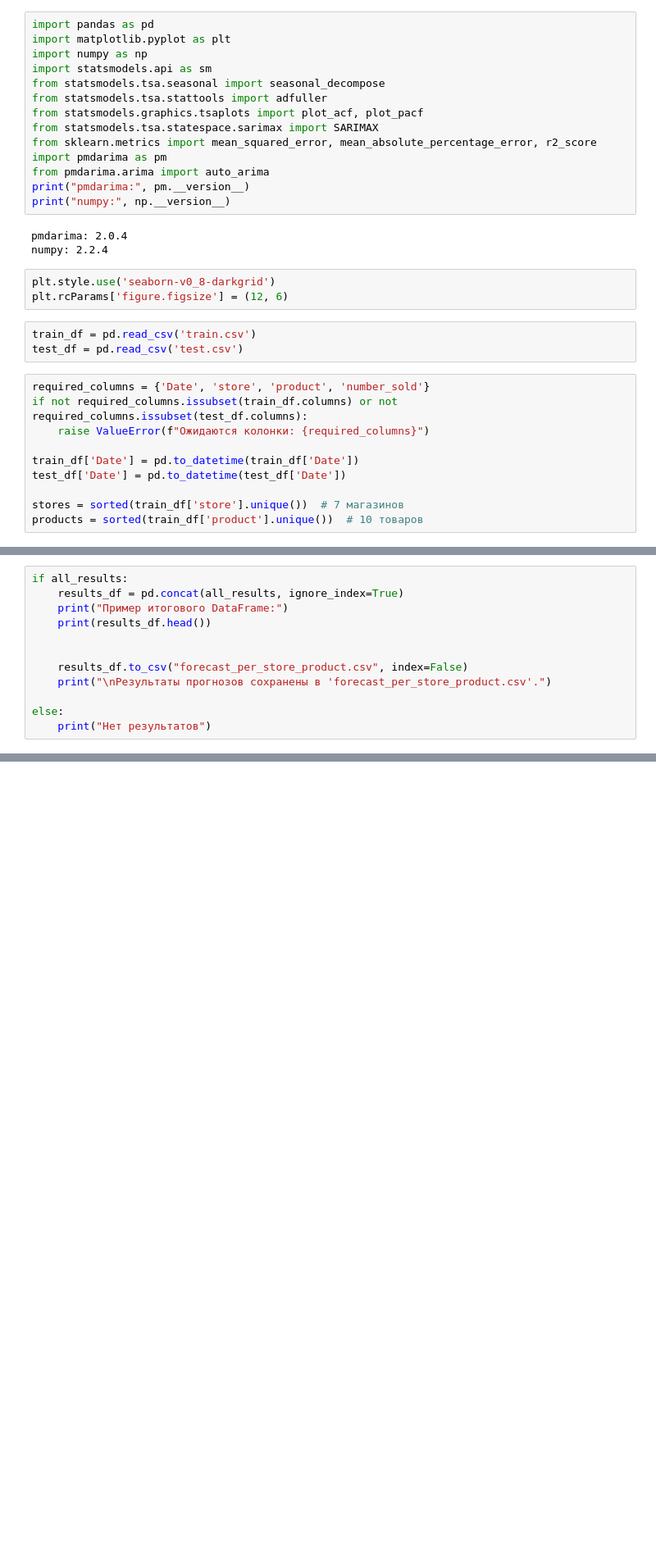
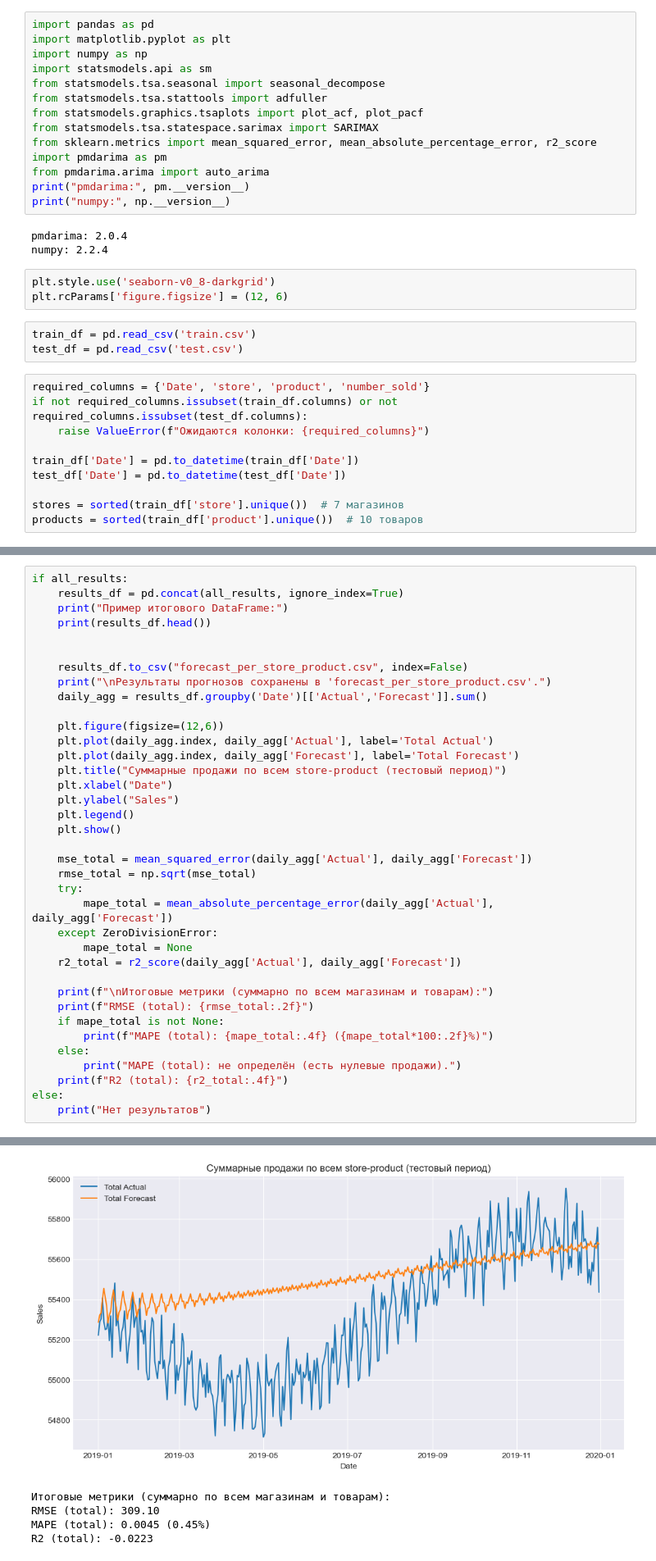
Before and after one commit to MidnightShad0w/arima-predictions, a Jupyter notebook: sarima.ipynb, the cells around one changed output, grey strips where cells are left out. Shown at 82% size. Cells and saved outputs as stored; diff of their text form; blank space fills up the shorter version.

```diff
--- a/sarima.ipynb
+++ b/sarima.ipynb
@@ -135,12 +139,38 @@ for st in stores:
-# %%
-if all_results:
-    results_df = pd.concat(all_results, ignore_index=True)
-    print("Пример итогового DataFrame:")
-    print(results_df.head())
-
-
-    results_df.to_csv("forecast_per_store_product.csv", index=False)
-    print("\nРезультаты прогнозов сохранены в 'forecast_per_store_product.csv'.")
-
-else:
-    print("Нет результатов")
+# %%
+if all_results:
+    results_df = pd.concat(all_results, ignore_index=True)
+    print("Пример итогового DataFrame:")
+    print(results_df.head())
+
+
+    results_df.to_csv("forecast_per_store_product.csv", index=False)
+    print("\nРезультаты прогнозов сохранены в 'forecast_per_store_product.csv'.")
+    daily_agg = results_df.groupby('Date')[['Actual','Forecast']].sum()
+
+    plt.figure(figsize=(12,6))
+    plt.plot(daily_agg.index, daily_agg['Actual'], label='Total Actual')
+    plt.plot(daily_agg.index, daily_agg['Forecast'], label='Total Forecast')
+    plt.title("Суммарные продажи по всем store-product (тестовый период)")
+    plt.xlabel("Date")
+    plt.ylabel("Sales")
+    plt.legend()
+    plt.show()
+
+    mse_total = mean_squared_error(daily_agg['Actual'], daily_agg['Forecast'])
+    rmse_total = np.sqrt(mse_total)
+    try:
+        mape_total = mean_absolute_percentage_error(daily_agg['Actual'], daily_agg['Forecast'])
+    except ZeroDivisionError:
+        mape_total = None
+    r2_total = r2_score(daily_agg['Actual'], daily_agg['Forecast'])
+
+    print(f"\nИтоговые метрики (суммарно по всем магазинам и товарам):")
+    print(f"RMSE (total): {rmse_total:.2f}")
+    if mape_total is not None:
+        print(f"MAPE (total): {mape_total:.4f} ({mape_total*100:.2f}%)")
+    else:
+        print("MAPE (total): не определён (есть нулевые продажи).")
+    print(f"R2 (total): {r2_total:.4f}")
+else:
+    print("Нет результатов")
+# %% [output]
@@ -146,0 +193,5 @@ else:
+[figure, added]
+Итоговые метрики (суммарно по всем магазинам и товарам):
+RMSE (total): 309.10
+MAPE (total): 0.0045 (0.45%)
+R2 (total): -0.0223
```
Also changed, not shown: parts of 3 cells of this notebook, 1 other file.
